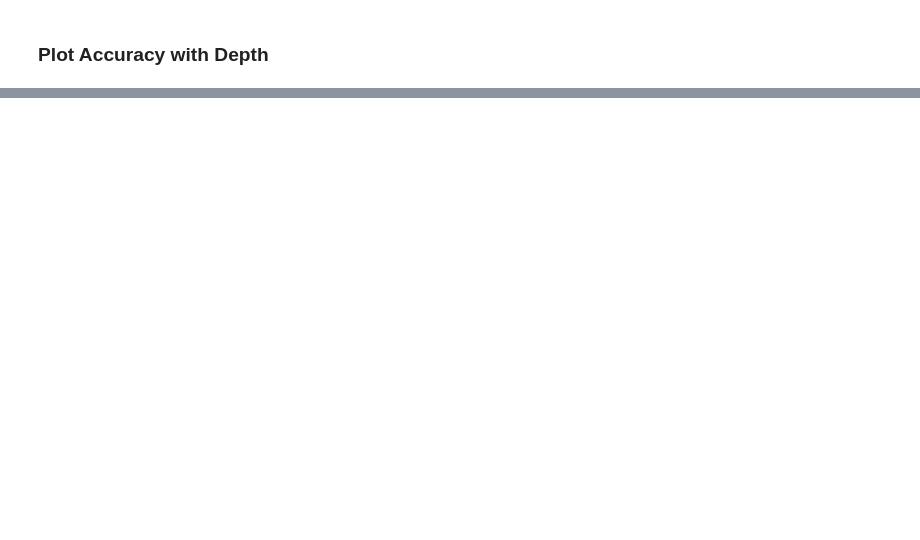
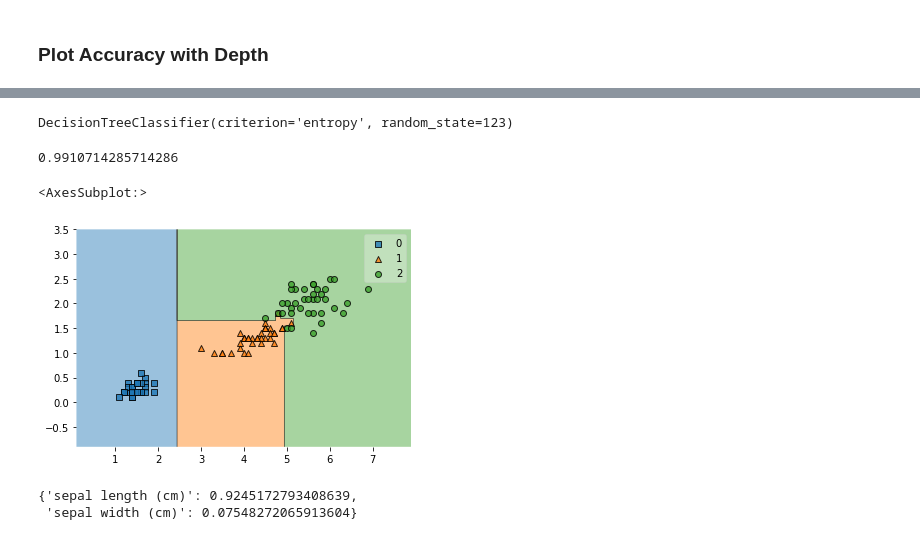
Before and after one commit to metinsenturk/class-materials, a Jupyter notebook: contents/decision-trees/Simple Decision Tree with Iris.ipynb, the cells around one changed output, grey strips where cells are left out. Saved outputs shown, nothing was run; the diff lists cells and outputs as text; code cells hidden in the pictures; blank space fills up the shorter version.

```diff
--- a/contents/decision-trees/Simple Decision Tree with Iris.ipynb
+++ b/contents/decision-trees/Simple Decision Tree with Iris.ipynb
@@ -62,0 +73,22 @@ plt.show()
+# %%
+X_train = X_train[:,2:]
+# %%
+clf = DecisionTreeClassifier(criterion='entropy', random_state=random_state)
+clf.fit(X_train, y_train)
+# %% [output]
+DecisionTreeClassifier(criterion='entropy', random_state=123)
+# %%
+y_pred =  clf.predict(X_train)
+clf.score(X_train, y_train)
+# %% [output]
+0.9910714285714286
+# %%
+plot_decision_regions(X_train, y_train, clf)
+# %% [output]
+<AxesSubplot:>
+[figure, added]
+# %%
+dict(zip(data.feature_names, clf.feature_importances_))
+# %% [output]
+{'sepal length (cm)': 0.9245172793408639,
+ 'sepal width (cm)': 0.07548272065913604}
```
Also changed, not shown: parts of 10 cells of this notebook.
